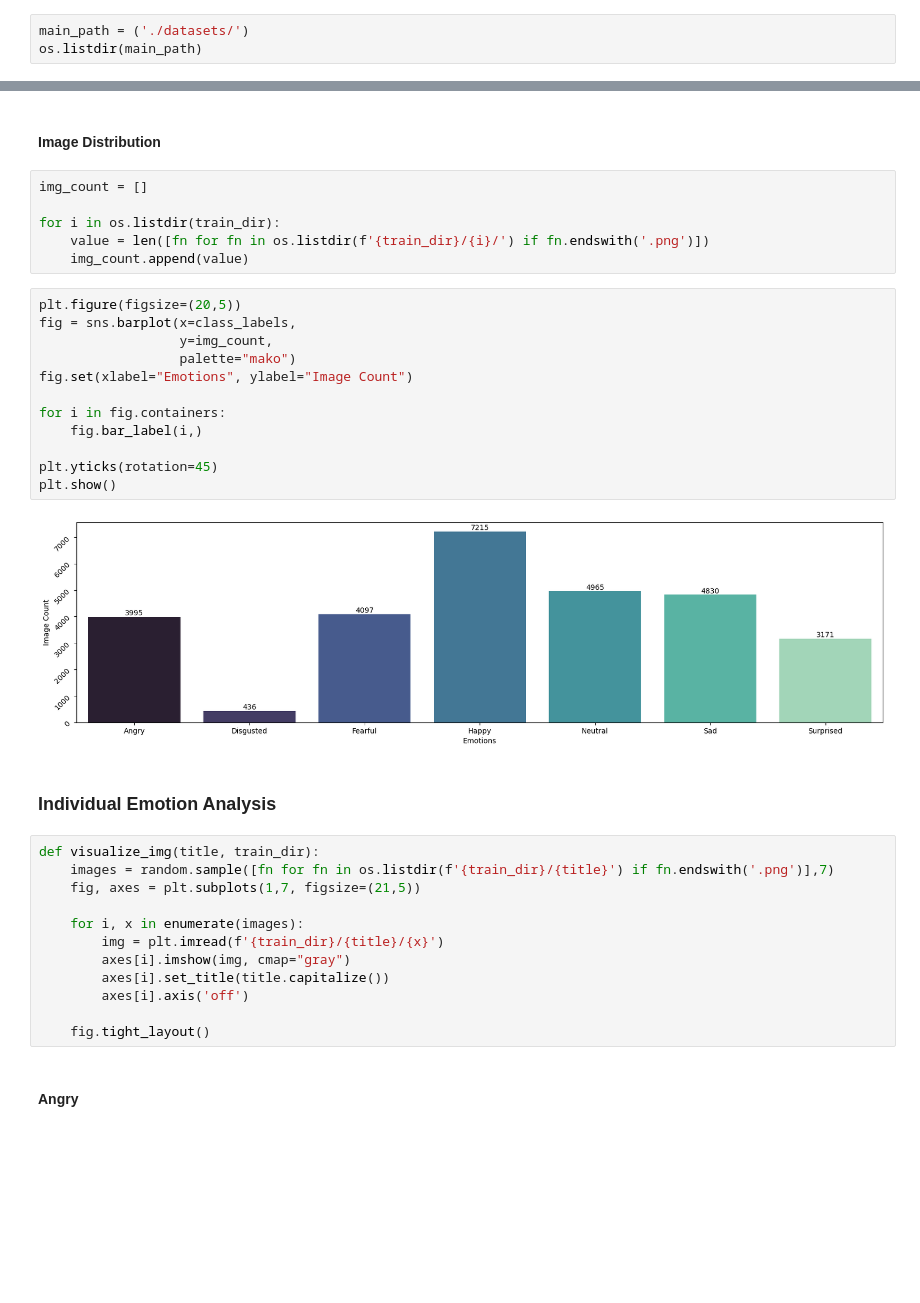
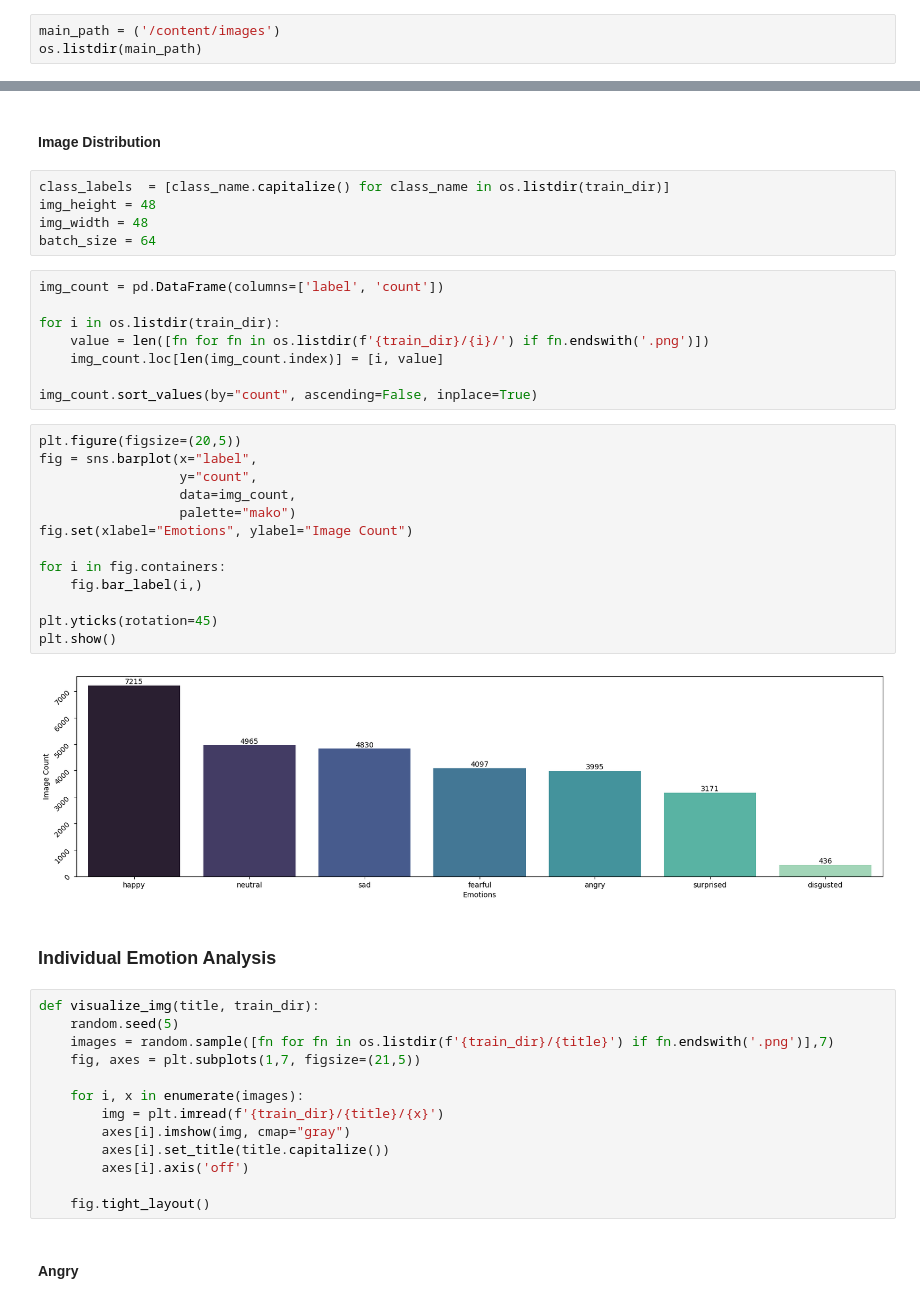
Before and after one commit to ediashta/Facial-Expression-CNN, a Jupyter notebook: h8dsft_P2M2_ediashta.ipynb, the cells around one changed output, grey strips where cells are left out. Drawn from its saved outputs; the diff is of its cells as text; blank space fills up the shorter version.

```diff
--- a/h8dsft_P2M2_ediashta.ipynb
+++ b/h8dsft_P2M2_ediashta.ipynb
@@ -39,5 +69,5 @@ tf.config.list_physical_devices('GPU')
 # %%
-main_path = ('./datasets/')
+main_path = ('/content/images')
 os.listdir(main_path)
 # %% [output]
 ['test', 'train']
@@ -93,29 +123,38 @@ plt.imshow(img, cmap="gray")
 # %% [markdown]
 #### Image Distribution
+# %%
+class_labels  = [class_name.capitalize() for class_name in os.listdir(train_dir)]
+img_height = 48
+img_width = 48
+batch_size = 64
 # %%
-img_count = []
+img_count = pd.DataFrame(columns=['label', 'count'])
 
 for i in os.listdir(train_dir):
     value = len([fn for fn in os.listdir(f'{train_dir}/{i}/') if fn.endswith('.png')])
-    img_count.append(value)
+    img_count.loc[len(img_count.index)] = [i, value]
+
+img_count.sort_values(by="count", ascending=False, inplace=True)
 # %%
 plt.figure(figsize=(20,5))
-fig = sns.barplot(x=class_labels,
-                  y=img_count,
+fig = sns.barplot(x="label",
+                  y="count",
+                  data=img_count,
                   palette="mako")
 fig.set(xlabel="Emotions", ylabel="Image Count")
 
 for i in fig.containers:
     fig.bar_label(i,)
 
 plt.yticks(rotation=45)
 plt.show()
 # %% [output]
-[figure, old version]
+[figure, new version]
 # %% [markdown]
 ### Individual Emotion Analysis
 # %%
 def visualize_img(title, train_dir):
+    random.seed(5)
     images = random.sample([fn for fn in os.listdir(f'{train_dir}/{title}') if fn.endswith('.png')],7)
     fig, axes = plt.subplots(1,7, figsize=(21,5))
 
```
Also changed, not shown: parts of 51 cells of this notebook.
